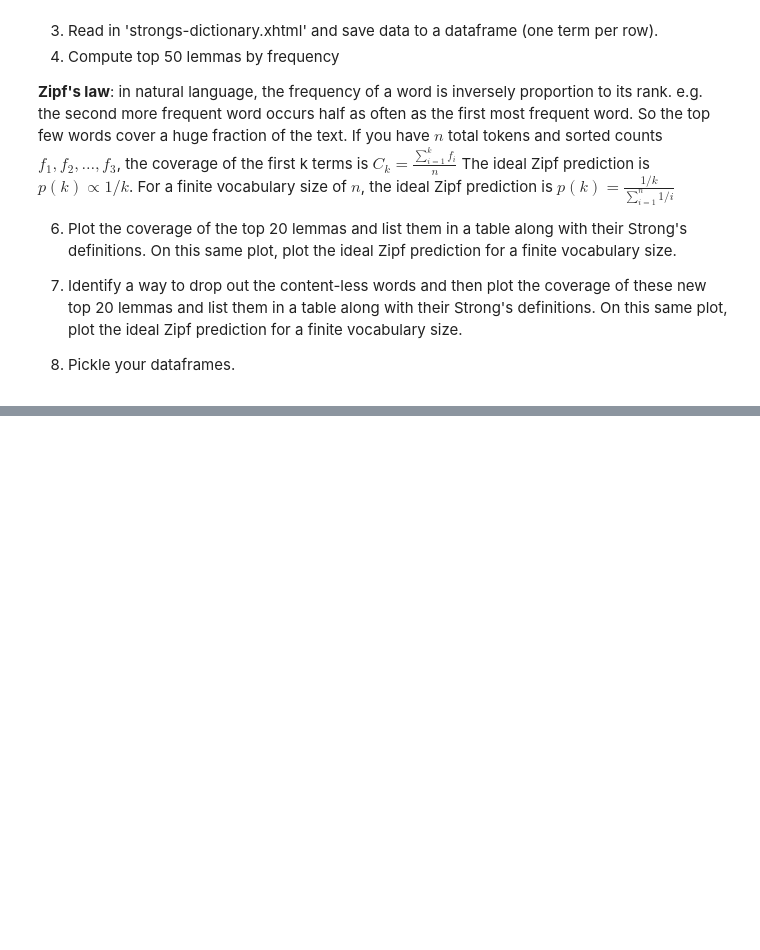
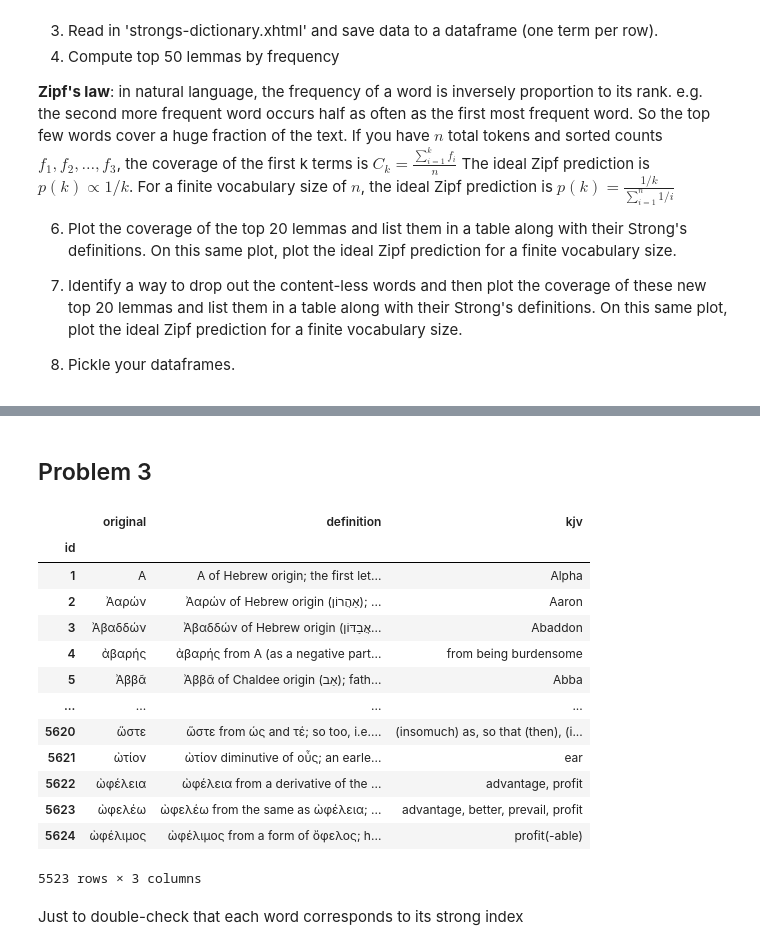
Before and after one commit to wstevick/bible-project, a Jupyter notebook: PS1_InitialExploration.ipynb, the cells around one changed output, grey strips where cells are left out. Cells and saved outputs as stored; diff of their text form; code cells hidden in the pictures; blank space fills up the shorter version.

```diff
--- a/PS1_InitialExploration.ipynb
+++ b/PS1_InitialExploration.ipynb
@@ -21,0 +240,30 @@ The ideal Zipf prediction is $p(k) \propto 1/k$. For a finite vocabulary size of
+# %% [markdown]
+## Problem 3
+# %%
+strong_soup = BeautifulSoup(open('data/strongs-dictionary.xhtml'), 'xml')
+strong = pd.DataFrame(columns=['id', 'original', 'definition', 'kjv']).set_index('id')
+for e in strong_soup('li', id=re.compile(r'nt:\d+')):
+    kjv_e = e.find(class_='kjv_def')
+    if kjv_e is None:
+        kjv = ''
+    else:
+        kjv = kjv_e.text
+    strong.loc[int(e['value'])] = [str(e.find('i').string).strip(), str(e.text).strip(), str(kjv).strip()]
+with open(os.path.join("pickles", "dictionary.pickle"), "wb") as f:
+    pickle.dump(strong, f)
+strong
+# %% [output]
+|  | original | definition | kjv |
+| id |  |  |  |
+| 1 | Α | Α of Hebrew origin; the first let... | Alpha |
+| 2 | Ἀαρών | Ἀαρών of Hebrew origin (אַהֲרוֹן); ... | Aaron |
+| 3 | Ἀβαδδών | Ἀβαδδών of Hebrew origin (אֲבַדּוֹן... | Abaddon |
+| 4 | ἀβαρής | ἀβαρής from Α (as a negative part... | from being burdensome |
+| 5 | Ἀββᾶ | Ἀββᾶ of Chaldee origin (אַב); fath... | Abba |
+| ... | ... | ... | ... |
+| 5620 | ὥστε | ὥστε from ὡς and τέ; so too, i.e.... | (insomuch) as, so that (then), (i... |
+| 5621 | ὠτίον | ὠτίον diminutive of οὖς; an earle... | ear |
+| 5622 | ὠφέλεια | ὠφέλεια from a derivative of the ... | advantage, profit |
+| 5623 | ὠφελέω | ὠφελέω from the same as ὠφέλεια; ... | advantage, better, prevail, profit |
+| 5624 | ὠφέλιμος | ὠφέλιμος from a form of ὄφελος; h... | profit(-able) |
+5523 rows × 3 columns
@@ -21,0 +272,2 @@ The ideal Zipf prediction is $p(k) \propto 1/k$. For a finite vocabulary size of
+# %% [markdown]
+Just to double-check that each word corresponds to its strong index
```
Also changed, not shown: parts of 25 cells of this notebook, 2 other files.
